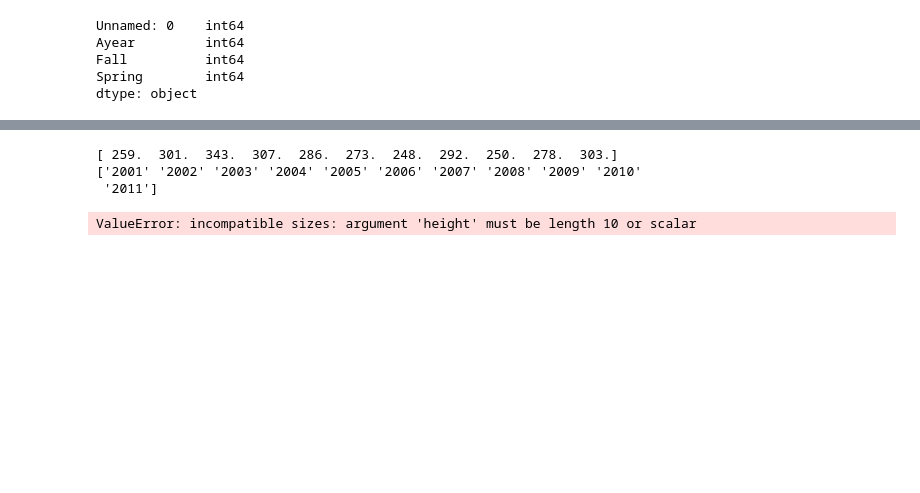
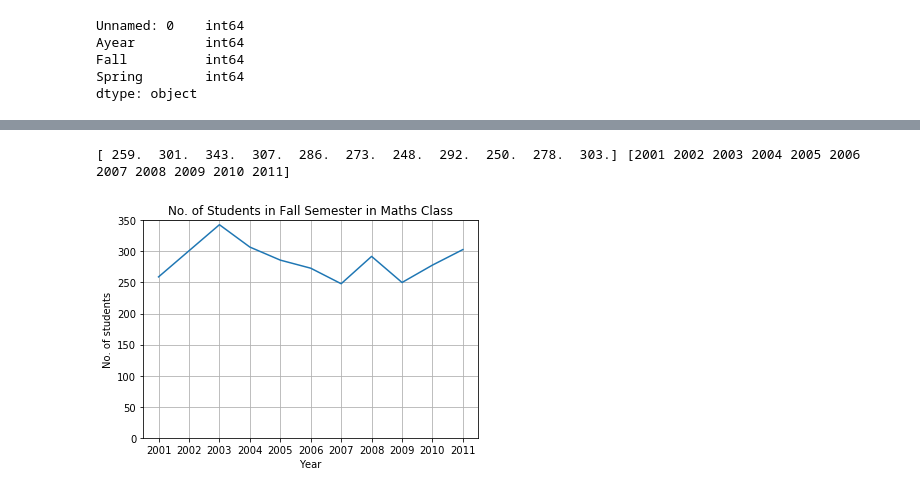
Before and after one commit to PhilipTheVictor/data-mining-datasets, a Jupyter notebook: college-students-dataset/collegedataset.ipynb, the cells around one changed output, grey strips where cells are left out. Saved outputs shown, nothing was run; the diff lists cells and outputs as text; code cells hidden in the pictures; blank space fills up the shorter version.

Commit message:
completed visualization by matplotlib plot

```diff
--- a/college-students-dataset/collegedataset.ipynb
+++ b/college-students-dataset/collegedataset.ipynb
@@ -51,29 +52,30 @@ data.describe()
 # %%
-import matplotlib.pyplot as plt
+#visualizing no. of students in fall semester using matplotlib
+from matplotlib import pyplot as plt
 import numpy as np
 
 # import data with loadtxt, but only the relevant floats.
-# data.csv is the file as you have given it above
-data = np.loadtxt('math.csv', delimiter=',', skiprows = 1, usecols = (2,))
-print(data)
+# math.csv is the file as you have given it above
+years, data = np.loadtxt('math.csv', delimiter=',', skiprows = 1, usecols = (1,2), unpack = True)
 
-# import the tick labels
-years = np.loadtxt('math.csv', dtype='str', delimiter=',', skiprows = 1, usecols = (1,))
-print(years)
+years = np.int16(years)
+
+print(data, years)
 
 plt.ylabel("No. of students")
 plt.xlabel("Year")
 
+t = np.arange(len(data))
+plt.plot(t, data)
+
+
+plt.grid()
+
 plt.title("No. of Students in Fall Semester in Maths Class")
 
-plt.xticks([i + 0.5 for i, _ in enumerate(years)], years)
+plt.xticks([i for i, _ in enumerate(years)], years)
 plt.yticks(np.arange(0,400,50))
-
-plt.bar(data, years
-
 plt.show()
 # %% [output]
-[ 259.  301.  343.  307.  286.  273.  248.  292.  250.  278.  303.]
-['2001' '2002' '2003' '2004' '2005' '2006' '2007' '2008' '2009' '2010'
- '2011']
+[ 259.  301.  343.  307.  286.  273.  248.  292.  250.  278.  303.] [2001 2002 2003 2004 2005 2006 2007 2008 2009 2010 2011]
-ValueError: incompatible sizes: argument 'height' must be length 10 or scalar
+[figure, added]
```
Also changed, not shown: parts of 3 cells of this notebook.
